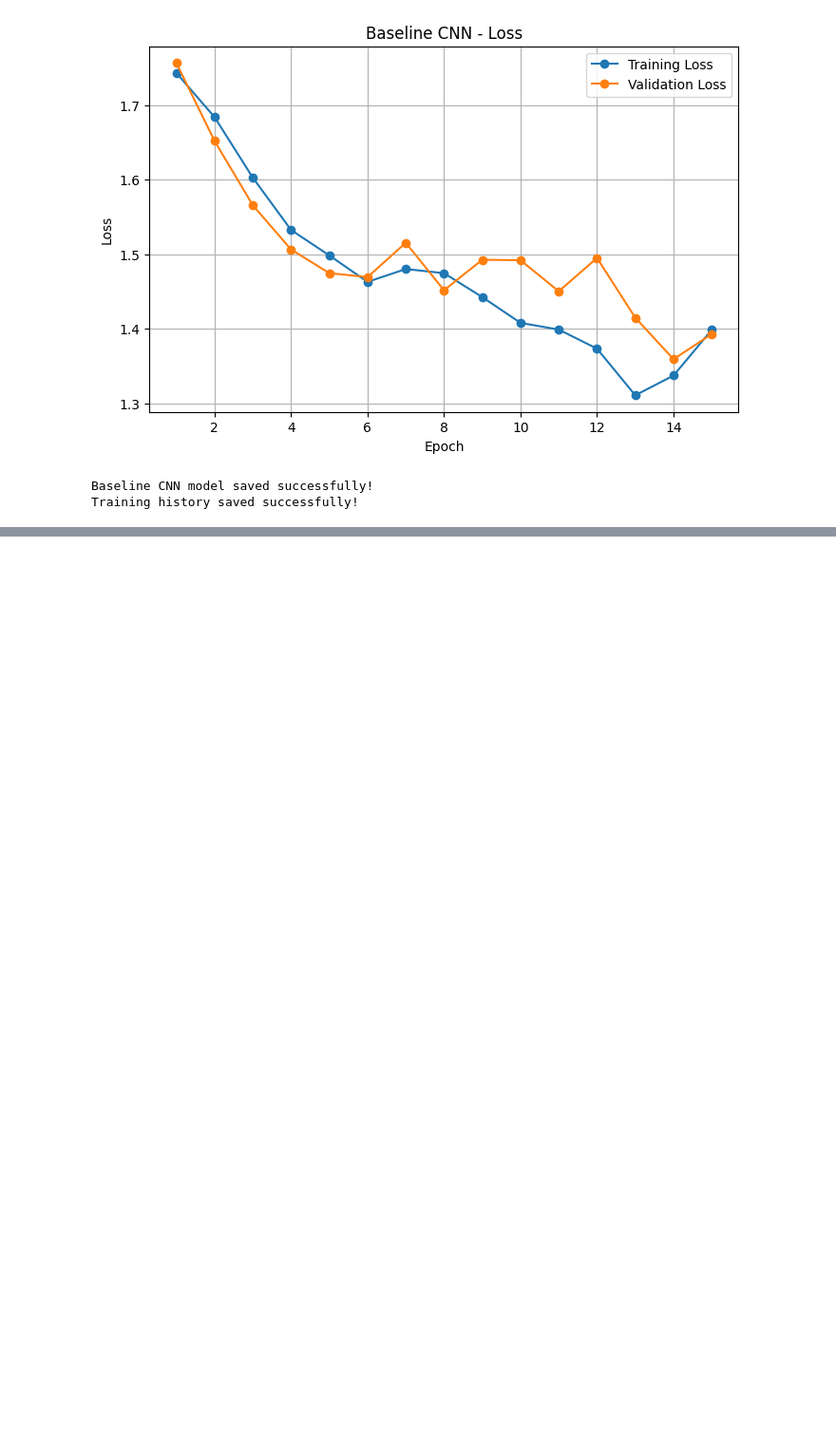
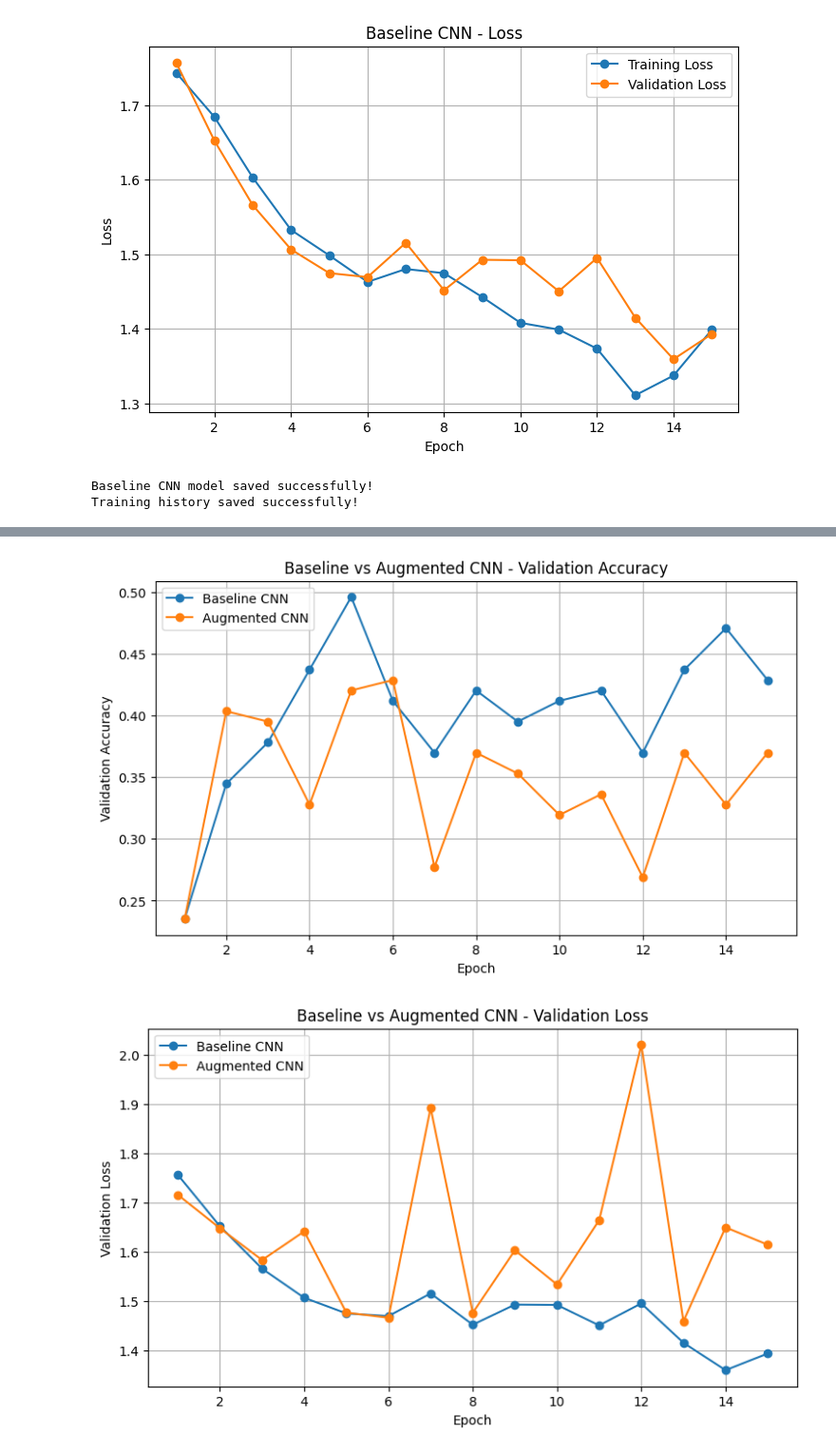
Before and after one commit to JeevasriNagarajan24696/Solar-Panel-Defect-Classification, a Jupyter notebook: Solar_Panel_Defect_Classification.ipynb, the cells around one changed output, grey strips where cells are left out. Shown at 95% size. Drawn from its saved outputs; the diff is of its cells as text; code cells hidden in the pictures; blank space fills up the shorter version.

```diff
--- a/Solar_Panel_Defect_Classification.ipynb
+++ b/Solar_Panel_Defect_Classification.ipynb
@@ -683,0 +898,57 @@ Training history saved successfully!
+# %%
+
+import matplotlib.pyplot as plt
+
+# Step 9.8 - Compare baseline and augmented CNN
+
+epochs = range(1, 16)
+
+plt.figure(figsize=(9, 5))
+
+plt.plot(
+    epochs,
+    baseline_history.history["val_accuracy"],
+    label="Baseline CNN",
+    marker="o"
+)
+
+plt.plot(
+    epochs,
+    augmented_history.history["val_accuracy"],
+    label="Augmented CNN",
+    marker="o"
+)
+
+plt.title("Baseline vs Augmented CNN - Validation Accuracy")
+plt.xlabel("Epoch")
+plt.ylabel("Validation Accuracy")
+plt.legend()
+plt.grid(True)
+plt.show()
+
+# Compare validation loss
+plt.figure(figsize=(9, 5))
+
+plt.plot(
+    epochs,
+    baseline_history.history["val_loss"],
+    label="Baseline CNN",
+    marker="o"
+)
+
+plt.plot(
+    epochs,
+    augmented_history.history["val_loss"],
+    label="Augmented CNN",
+    marker="o"
+)
+
+plt.title("Baseline vs Augmented CNN - Validation Loss")
+plt.xlabel("Epoch")
+plt.ylabel("Validation Loss")
+plt.legend()
+plt.grid(True)
+plt.show()
+# %% [output]
+[figure, added]
+[figure, added]
```
Also changed, not shown: parts of 9 cells of this notebook.
